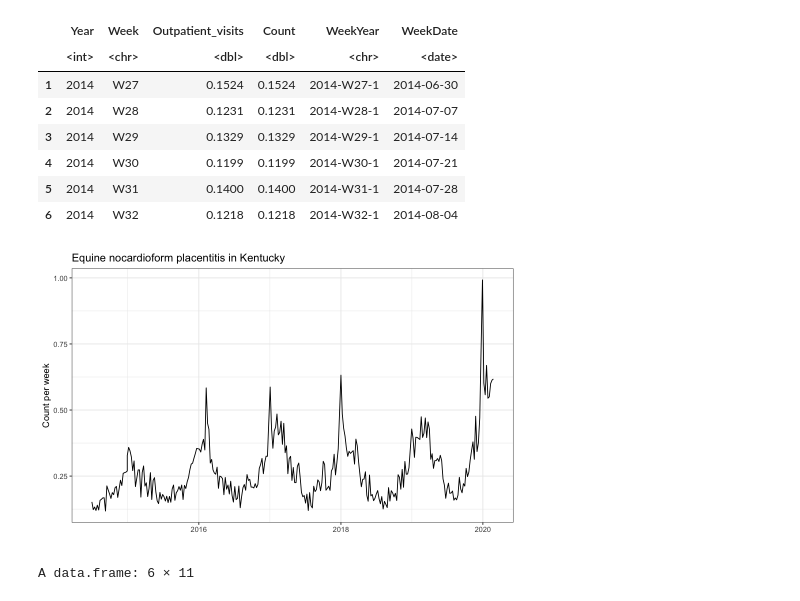
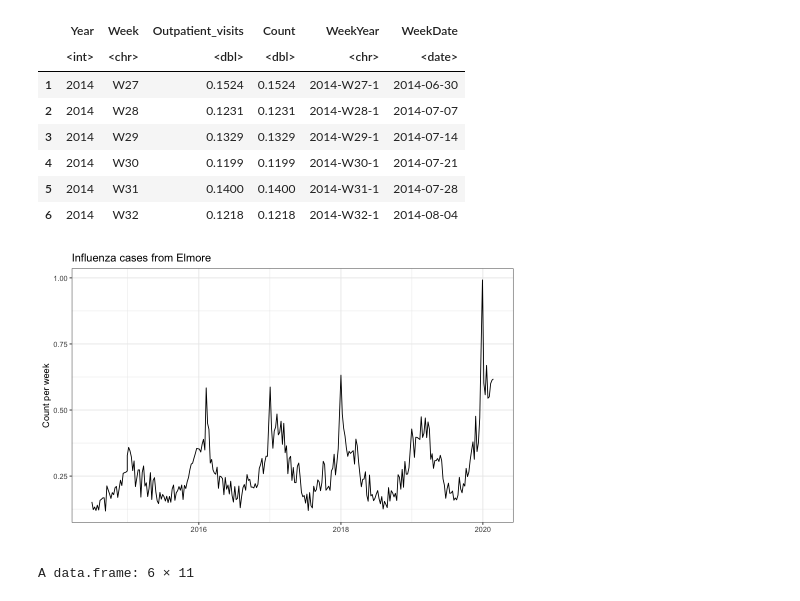
Before and after one commit to theadgil/animal_mortality, a Jupyter notebook: Scripts/Elmore.ipynb, the cells around one changed output. Saved outputs shown, nothing was run; the diff lists cells and outputs as text; code cells hidden in the pictures.

```diff
--- a/Scripts/Elmore.ipynb
+++ b/Scripts/Elmore.ipynb
@@ -68,15 +68,15 @@ A data.frame: 6 × 6
 # %%
 theme_set(theme_bw())
 ggplot(data)+
   geom_line(aes(x=WeekDate,y=Outpatient_visits))+
 scale_x_date(#limits = c(as.Date("2019-01-01"), NA),
     date_breaks = '2 year', date_labels = '%Y')+
-  labs(title = 'Equine nocardioform placentitis in Kentucky',
+  labs(title = 'Influenza cases from Elmore',
        #subtitle ='',
        #caption = '',
        x = '', y="Count per week")
 # %% [output]
-[figure, old version]
+[figure, new version]
 # %%
 data = data %>% mutate(ma=rollapply(log(Count, base = exp(1)),6,mean,align='center',fill=NA))
 
```
Also changed, not shown: parts of 3 cells of this notebook, 6 other files.
